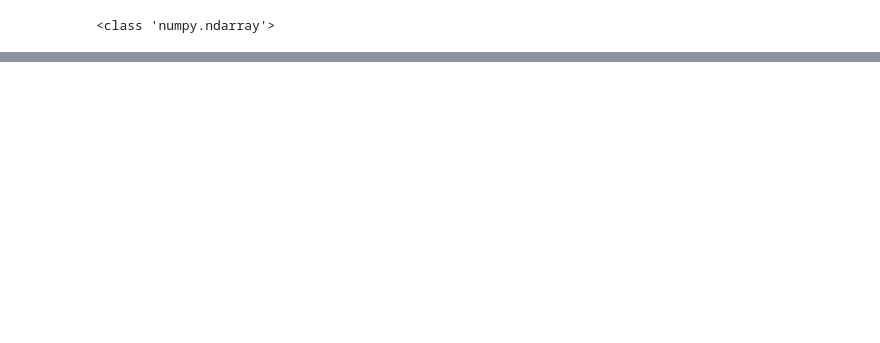
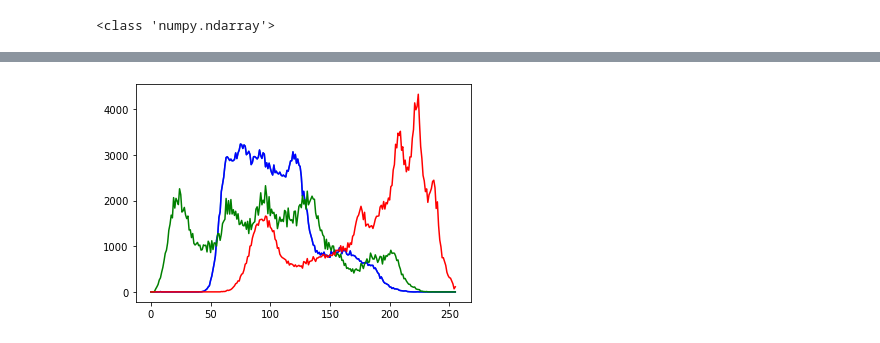
Before and after one commit to Hongbi-Kim/CV, a Jupyter notebook: 5. OpenCV_processing.ipynb, the cells around one changed output, grey strips where cells are left out. Cells and saved outputs as stored; diff of their text form; code cells hidden in the pictures; blank space fills up the shorter version.

```diff
--- a/5. OpenCV_processing.ipynb
+++ b/5. OpenCV_processing.ipynb
@@ -107,0 +160,27 @@ cv2.destroyAllWindows()
+# %%
+src = cv2.imread('fig/lenna.bmp')
+
+if src is None:
+    print('Image load failed!')
+    sys.exit()
+
+hist = cv2.calcHist([src], [0], None, [256], [0,256])
+
+hist_b = cv2.calcHist([src], [0], None, [256], [0, 256])
+hist_g = cv2.calcHist([src], [1], None, [256], [0, 256])
+hist_r = cv2.calcHist([src], [2], None, [256], [0, 256])
+
+cv2.imshow('src', src)
+
+plt.plot(hist)
+plt.plot(hist_b, color = "b")
+plt.plot(hist_g, color = "g")
+plt.plot(hist_r, color = "r")
+plt.show()
+
+while True:
+    if cv2.waitKey() == 27:
+        break
+cv2.destroyAllWindows()
+# %% [output]
+[figure, added]
```
Also changed, not shown: parts of 9 cells of this notebook, 2 other files.
